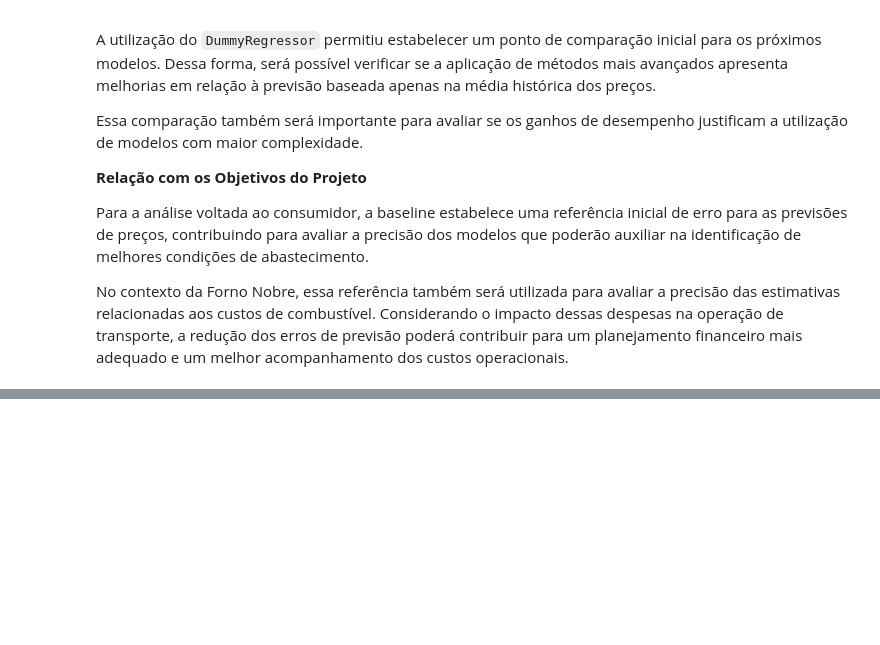
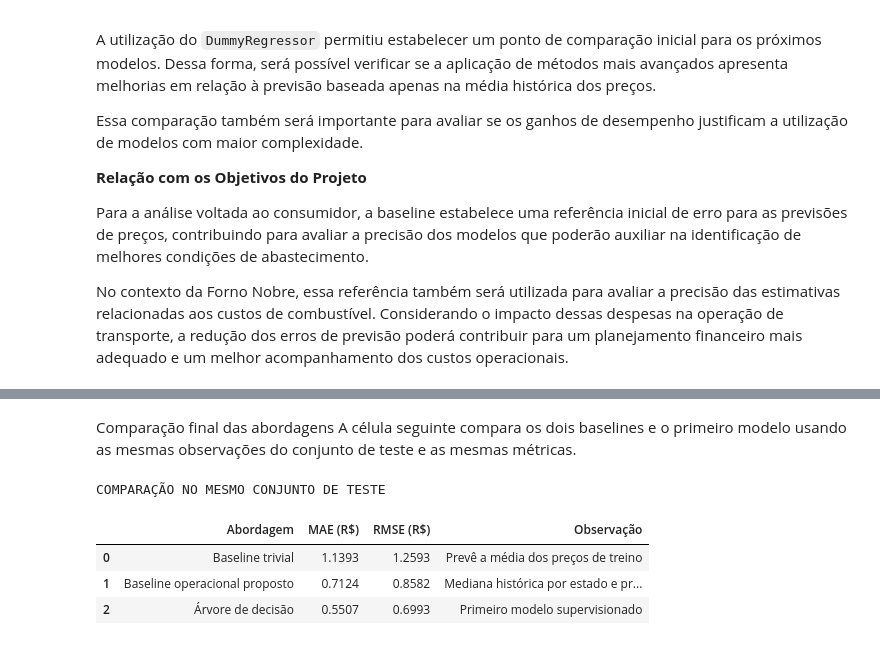
Before and after one commit to M-Eduarda-Souza/analise-de-combustiveis, a Jupyter notebook: notebooks/auditoria_dados.ipynb, the cells around one changed output, grey strips where cells are left out. Drawn from its saved outputs; the diff is of its cells as text; code cells hidden in the pictures; blank space fills up the shorter version.

```diff
--- a/notebooks/auditoria_dados.ipynb
+++ b/notebooks/auditoria_dados.ipynb
@@ -497,0 +776,33 @@ RMSE : R$ 1.2599
+# %% [markdown]
+Comparação final das abordagens
+A célula seguinte compara os dois baselines e o primeiro modelo usando as mesmas observações do conjunto de teste e as mesmas métricas.
+# %%
+tabela_comparacao = pd.DataFrame([
+    {
+        'Abordagem': 'Baseline trivial',
+        'MAE (R$)': mae_trivial_teste,
+        'RMSE (R$)': rmse_trivial_teste,
+        'Observação': 'Prevê a média dos preços de treino'
+    },
+    {
+        'Abordagem': 'Baseline operacional proposto',
+        'MAE (R$)': mae_operacional_teste,
+        'RMSE (R$)': rmse_operacional_teste,
+        'Observação': 'Mediana histórica por estado e produto'
+    },
+    {
+        'Abordagem': 'Árvore de decisão',
+        'MAE (R$)': mae_modelo_teste,
+        'RMSE (R$)': rmse_modelo_teste,
+        'Observação': 'Primeiro modelo supervisionado'
+    }
+])
+
+print('COMPARAÇÃO NO MESMO CONJUNTO DE TESTE')
+display(tabela_comparacao.round(4))
+# %% [output]
+COMPARAÇÃO NO MESMO CONJUNTO DE TESTE
+|  | Abordagem | MAE (R$) | RMSE (R$) | Observação |
+| 0 | Baseline trivial | 1.1393 | 1.2593 | Prevê a média dos preços de treino |
+| 1 | Baseline operacional proposto | 0.7124 | 0.8582 | Mediana histórica por estado e pr... |
+| 2 | Árvore de decisão | 0.5507 | 0.6993 | Primeiro modelo supervisionado |
```
Also changed, not shown: parts of 15 cells of this notebook, 1 other file.
